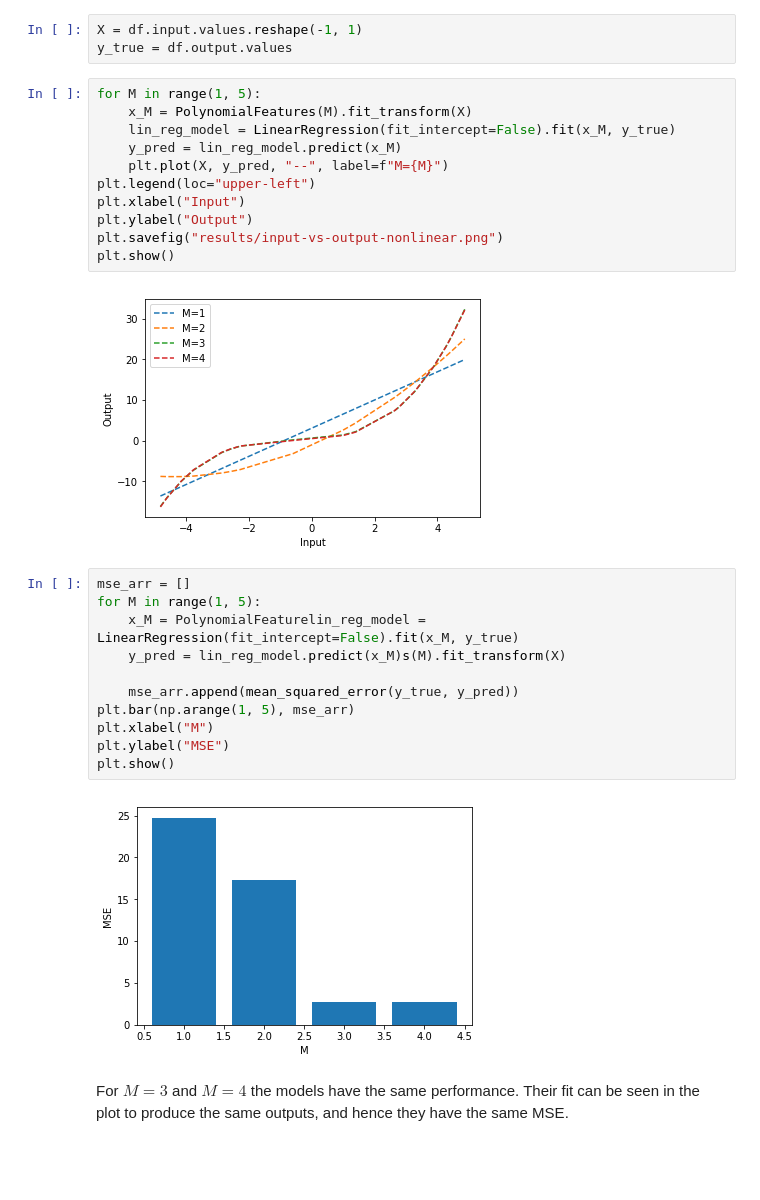
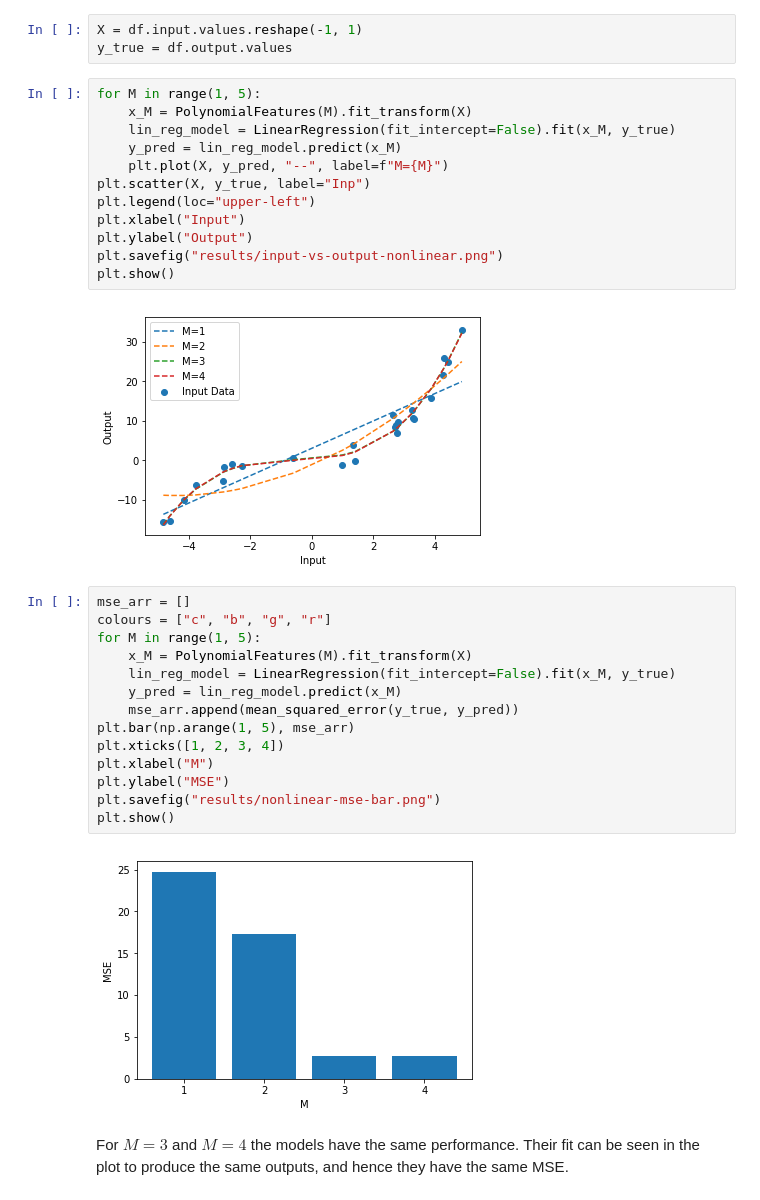
Before and after one commit to apurvmishra99/iaml-cw1, a Jupyter notebook: explore_q2.ipynb, the cells around one changed output. Saved outputs shown, nothing was run; the diff lists cells and outputs as text; blank space fills up the shorter version.

Commit message:
change xticks in bar plot

```diff
--- a/explore_q2.ipynb
+++ b/explore_q2.ipynb
@@ -39,29 +39,33 @@ y_true = df.output.values
 # %%
 for M in range(1, 5):
     x_M = PolynomialFeatures(M).fit_transform(X)
     lin_reg_model = LinearRegression(fit_intercept=False).fit(x_M, y_true)
     y_pred = lin_reg_model.predict(x_M)
     plt.plot(X, y_pred, "--", label=f"M={M}")
+plt.scatter(X, y_true, label="Inp")
 plt.legend(loc="upper-left")
 plt.xlabel("Input")
 plt.ylabel("Output")
 plt.savefig("results/input-vs-output-nonlinear.png")
 plt.show()
 # %% [output]
-[figure, old version]
+[figure, new version]
 # %%
 mse_arr = []
+colours = ["c", "b", "g", "r"]
 for M in range(1, 5):
-    x_M = PolynomialFeaturelin_reg_model = LinearRegression(fit_intercept=False).fit(x_M, y_true)
-    y_pred = lin_reg_model.predict(x_M)s(M).fit_transform(X)
-
+    x_M = PolynomialFeatures(M).fit_transform(X)
+    lin_reg_model = LinearRegression(fit_intercept=False).fit(x_M, y_true)
+    y_pred = lin_reg_model.predict(x_M)
     mse_arr.append(mean_squared_error(y_true, y_pred))
 plt.bar(np.arange(1, 5), mse_arr)
+plt.xticks([1, 2, 3, 4])
 plt.xlabel("M")
 plt.ylabel("MSE")
+plt.savefig("results/nonlinear-mse-bar.png")
 plt.show()
 # %% [output]
-[figure, old version]
+[figure, new version]
 # %% [markdown]
 For $M=3$ and $M=4$ the models have the same performance. Their fit can be seen in the plot to produce the same outputs, and hence they have the same MSE.
 # %%
```
Also changed, not shown: 1 other file.
